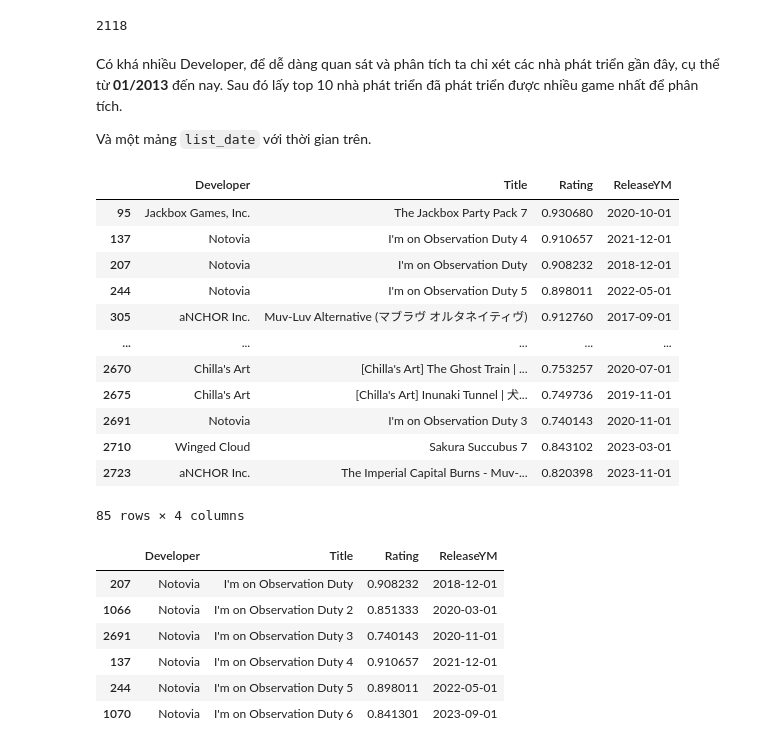
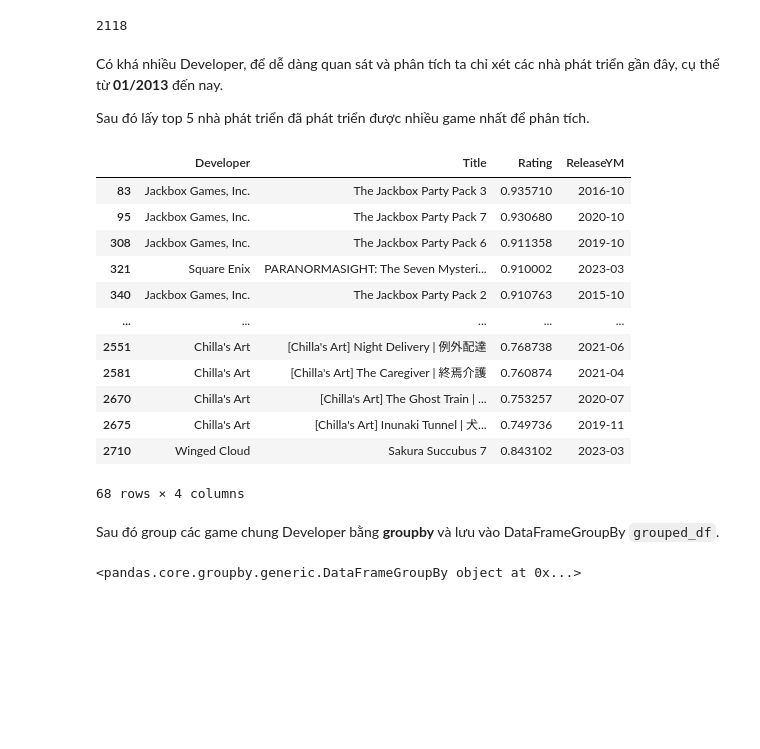
Before and after one commit to cheesepp/steam_game_ratings, a Jupyter notebook: EDA.ipynb, the cells around one changed output. Cells and saved outputs as stored; diff of their text form; code cells hidden in the pictures; blank space fills up the shorter version.

```diff
--- a/EDA.ipynb
+++ b/EDA.ipynb
@@ -35,49 +35,43 @@ len(dev_df)
 # %% [output]
 2118
 # %% [markdown]
-Có khá nhiều Developer, để dễ dàng quan sát và phân tích ta chỉ xét các nhà phát triển gần đây, cụ thể từ **01/2013** đến nay. Sau đó lấy top 10 nhà phát triển đã phát triển được nhiều game nhất để phân tích.
+Có khá nhiều Developer, để dễ dàng quan sát và phân tích ta chỉ xét các nhà phát triển gần đây, cụ thể từ **01/2013** đến nay.
 
-Và một mảng `list_date` với thời gian trên.
+Sau đó lấy top 5 nhà phát triển đã phát triển được nhiều game nhất để phân tích.
 # %%
 # Release date from 2013-01
-steam_df = steam_df[(steam_df['ReleaseYear'] >= 2017)]
+steam_df = steam_df[(steam_df['ReleaseYear'] >= 2013)]
 
 # Top 10 Developer
-top10_dev_df = steam_df['Developer'].value_counts().nlargest(10)
-top10_dev_df = steam_df[steam_df['Developer'].isin(top10_dev_df.index)][['Developer', 'Title', 'ReleaseYear', 'ReleaseMonth', 'Rating']]
+top5_dev_df = steam_df['Developer'].value_counts().nlargest(5)
+top5_dev_df = steam_df[steam_df['Developer'].isin(top5_dev_df.index)][['Developer', 'Title', 'ReleaseYear', 'ReleaseMonth', 'Rating']]
 
-top10_dev_df['ReleaseYear'] = top10_dev_df['ReleaseYear'].astype(str)
-top10_dev_df['ReleaseMonth'] = top10_dev_df['ReleaseMonth'].astype(str)
+top5_dev_df['ReleaseYear'] = top5_dev_df['ReleaseYear'].astype(str)
+top5_dev_df['ReleaseMonth'] = top5_dev_df['ReleaseMonth'].astype(str)
 
 # Combine 'year' and 'month' and convert to datetime
-top10_dev_df['ReleaseYM'] = pd.to_datetime(top10_dev_df['ReleaseYear'] + top10_dev_df['ReleaseMonth'], format='%Y%m')
+top5_dev_df['ReleaseYM'] = pd.to_datetime(top5_dev_df['ReleaseYear'] + top5_dev_df['ReleaseMonth'], format='%Y%m').dt.strftime('%Y-%m').values
 
-top10_dev_df.drop(['ReleaseYear', 'ReleaseMonth'], axis=1, inplace=True)
-top10_dev_df
+top5_dev_df.drop(['ReleaseYear', 'ReleaseMonth'], axis=1, inplace=True)
+top5_dev_df
 # %% [output]
 |  | Developer | Title | Rating | ReleaseYM |
-| 95 | Jackbox Games, Inc. | The Jackbox Party Pack 7 | 0.930680 | 2020-10-01 |
-| 137 | Notovia | I'm on Observation Duty 4 | 0.910657 | 2021-12-01 |
-| 207 | Notovia | I'm on Observation Duty | 0.908232 | 2018-12-01 |
-| 244 | Notovia | I'm on Observation Duty 5 | 0.898011 | 2022-05-01 |
-| 305 | aNCHOR Inc. | Muv-Luv Alternative (マブラヴ オルタネイティヴ) | 0.912760 | 2017-09-01 |
+| 83 | Jackbox Games, Inc. | The Jackbox Party Pack 3 | 0.935710 | 2016-10 |
+| 95 | Jackbox Games, Inc. | The Jackbox Party Pack 7 | 0.930680 | 2020-10 |
+| 308 | Jackbox Games, Inc. | The Jackbox Party Pack 6 | 0.911358 | 2019-10 |
+| 321 | Square Enix | PARANORMASIGHT: The Seven Mysteri... | 0.910002 | 2023-03 |
+| 340 | Jackbox Games, Inc. | The Jackbox Party Pack 2 | 0.910763 | 2015-10 |
 | ... | ... | ... | ... | ... |
-| 2670 | Chilla's Art | [Chilla's Art] The Ghost Train | ... | 0.753257 | 2020-07-01 |
-| 2675 | Chilla's Art | [Chilla's Art] Inunaki Tunnel | 犬... | 0.749736 | 2019-11-01 |
-| 2691 | Notovia | I'm on Observation Duty 3 | 0.740143 | 2020-11-01 |
-| 2710 | Winged Cloud | Sakura Succubus 7 | 0.843102 | 2023-03-01 |
-| 2723 | aNCHOR Inc. | The Imperial Capital Burns - Muv-... | 0.820398 | 2023-11-01 |
+| 2551 | Chilla's Art | [Chilla's Art] Night Delivery | 例外配達 | 0.768738 | 2021-06 |
+| 2581 | Chilla's Art | [Chilla's Art] The Caregiver | 終焉介護 | 0.760874 | 2021-04 |
+| 2670 | Chilla's Art | [Chilla's Art] The Ghost Train | ... | 0.753257 | 2020-07 |
+| 2675 | Chilla's Art | [Chilla's Art] Inunaki Tunnel | 犬... | 0.749736 | 2019-11 |
+| 2710 | Winged Cloud | Sakura Succubus 7 | 0.843102 | 2023-03 |
-85 rows × 4 columns
+68 rows × 4 columns
+# %% [markdown]
+Sau đó group các game chung Developer bằng **groupby** và lưu vào DataFrameGroupBy `grouped_df`.
 # %%
-tmp = top10_dev_df.groupby('Developer')
-chillas_art_df = tmp.get_group('Chilla\'s Art').sort_values(by=['ReleaseYM'])
-chillas_art_df
-noto_df = tmp.get_group('Notovia').sort_values(by=['ReleaseYM'])
+grouped_df = top5_dev_df.groupby('Developer')
+grouped_df
 # %% [output]
-|  | Developer | Title | Rating | ReleaseYM |
-| 207 | Notovia | I'm on Observation Duty | 0.908232 | 2018-12-01 |
-| 1066 | Notovia | I'm on Observation Duty 2 | 0.851333 | 2020-03-01 |
-| 2691 | Notovia | I'm on Observation Duty 3 | 0.740143 | 2020-11-01 |
-| 137 | Notovia | I'm on Observation Duty 4 | 0.910657 | 2021-12-01 |
-| 244 | Notovia | I'm on Observation Duty 5 | 0.898011 | 2022-05-01 |
-| 1070 | Notovia | I'm on Observation Duty 6 | 0.841301 | 2023-09-01 |
+<pandas.core.groupby.generic.DataFrameGroupBy object at 0x...>
```
Also changed, not shown: parts of 5 cells of this notebook.
